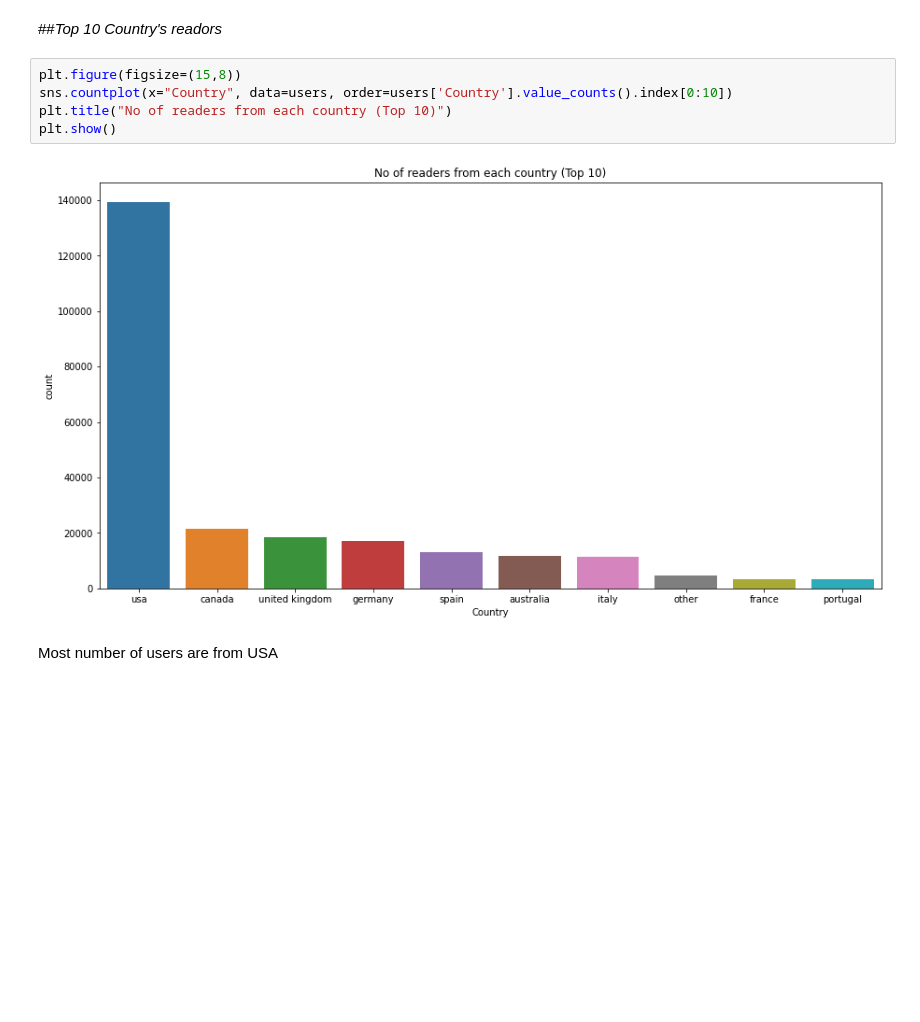
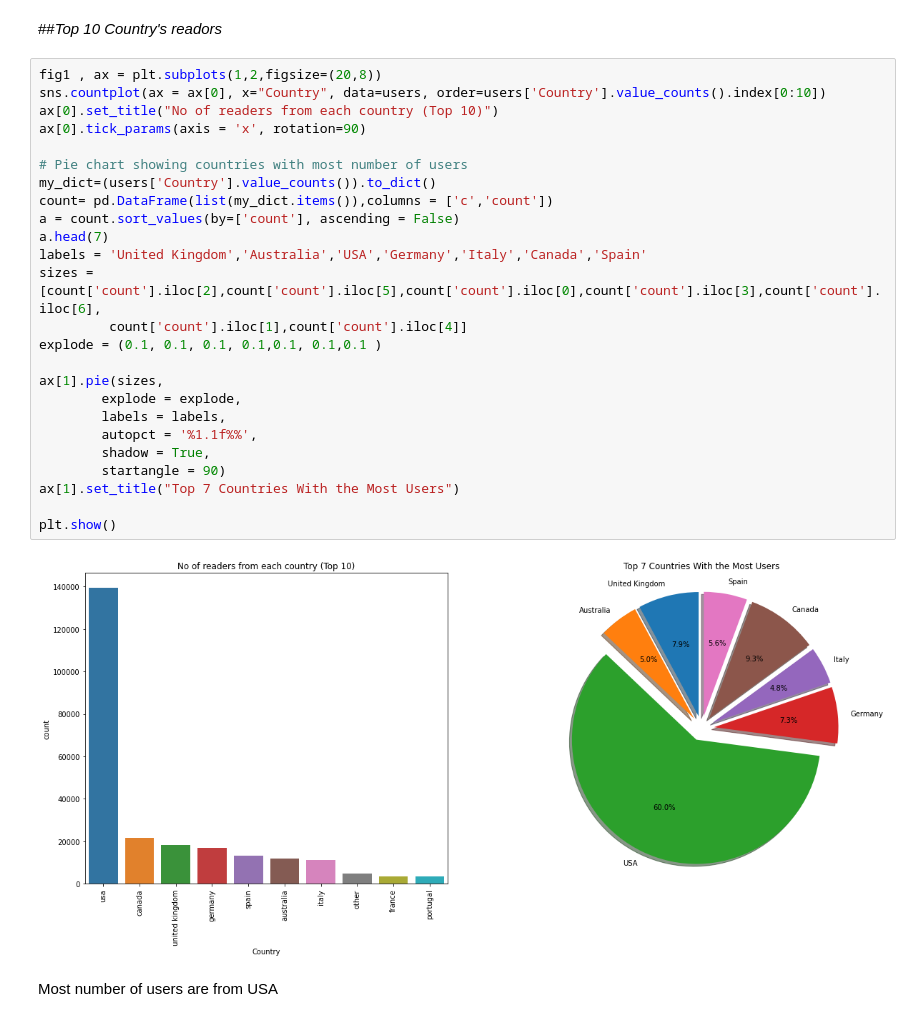
Before and after one commit to mohammadkaifee/Book_Recomendation_System, a Jupyter notebook: Book_Recommendation_System.ipynb, the cells around one changed output. Cells and saved outputs as stored; diff of their text form; blank space fills up the shorter version.

```diff
--- a/Book_Recommendation_System.ipynb
+++ b/Book_Recommendation_System.ipynb
@@ -657,13 +710,33 @@ plt.show()
 Most number of users are from California State
 # %% [markdown]
 ##*Top 10 Country's readors*
-# %%
-plt.figure(figsize=(15,8))
-sns.countplot(x="Country", data=users, order=users['Country'].value_counts().index[0:10])
-plt.title("No of readers from each country (Top 10)")
-plt.show()
-# %% [output]
-[figure, removed]
+# %%
+fig1 , ax = plt.subplots(1,2,figsize=(20,8))
+sns.countplot(ax = ax[0], x="Country", data=users, order=users['Country'].value_counts().index[0:10])
+ax[0].set_title("No of readers from each country (Top 10)")
+ax[0].tick_params(axis = 'x', rotation=90)
+
+# Pie chart showing countries with most number of users
+my_dict=(users['Country'].value_counts()).to_dict()
+count= pd.DataFrame(list(my_dict.items()),columns = ['c','count'])
+a = count.sort_values(by=['count'], ascending = False)
+a.head(7)
+labels = 'United Kingdom','Australia','USA','Germany','Italy','Canada','Spain'
+sizes = [count['count'].iloc[2],count['count'].iloc[5],count['count'].iloc[0],count['count'].iloc[3],count['count'].iloc[6],
+         count['count'].iloc[1],count['count'].iloc[4]]
+explode = (0.1, 0.1, 0.1, 0.1,0.1, 0.1,0.1 )
+
+ax[1].pie(sizes,
+        explode = explode,
+        labels = labels,
+        autopct = '%1.1f%%',
+        shadow = True,
+        startangle = 90)
+ax[1].set_title("Top 7 Countries With the Most Users")
+
+plt.show()
+# %% [output]
+[figure, added]
 # %% [markdown]
 Most number of users are from USA
 # %% [markdown]
```
Also changed, not shown: parts of 6 cells of this notebook.
